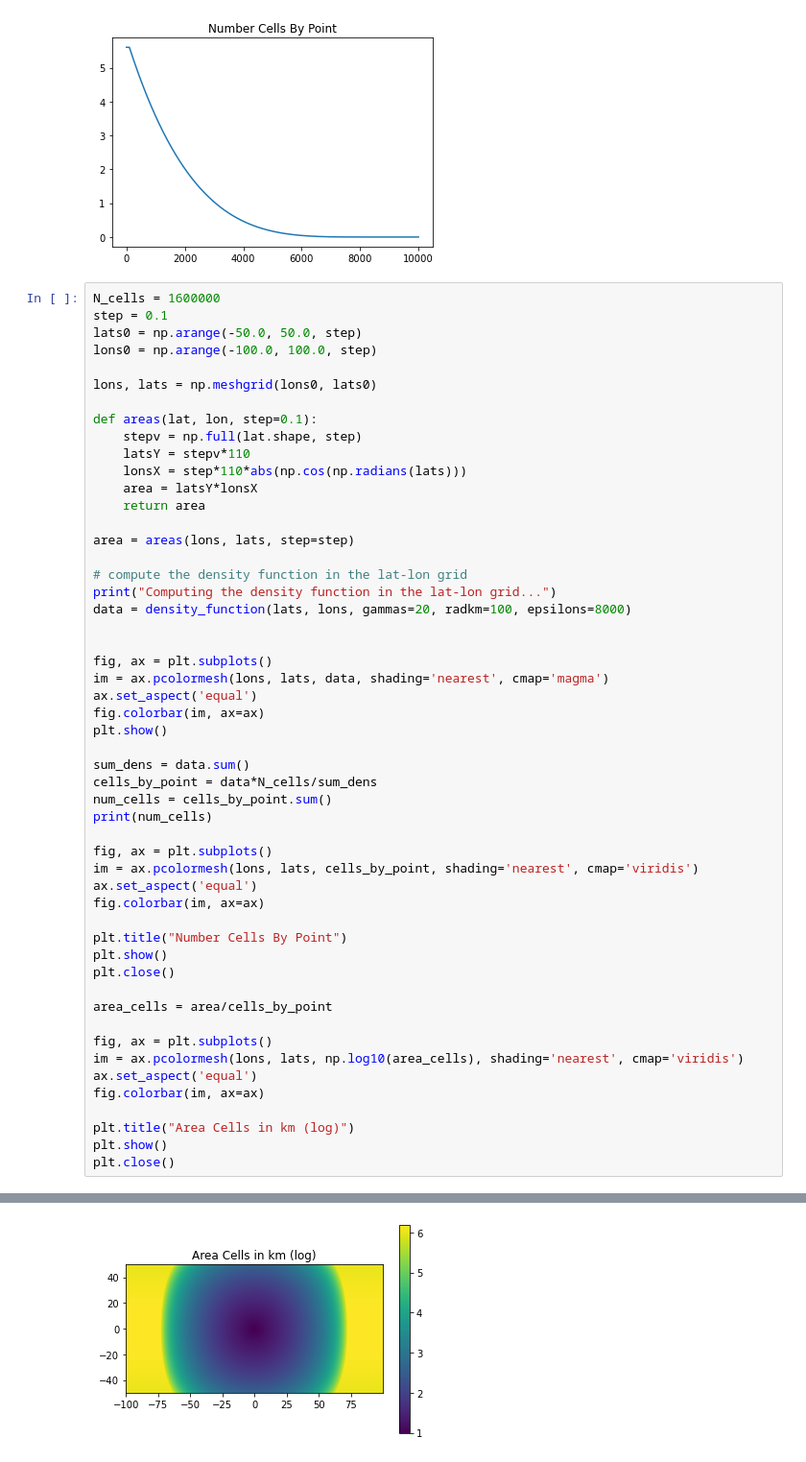
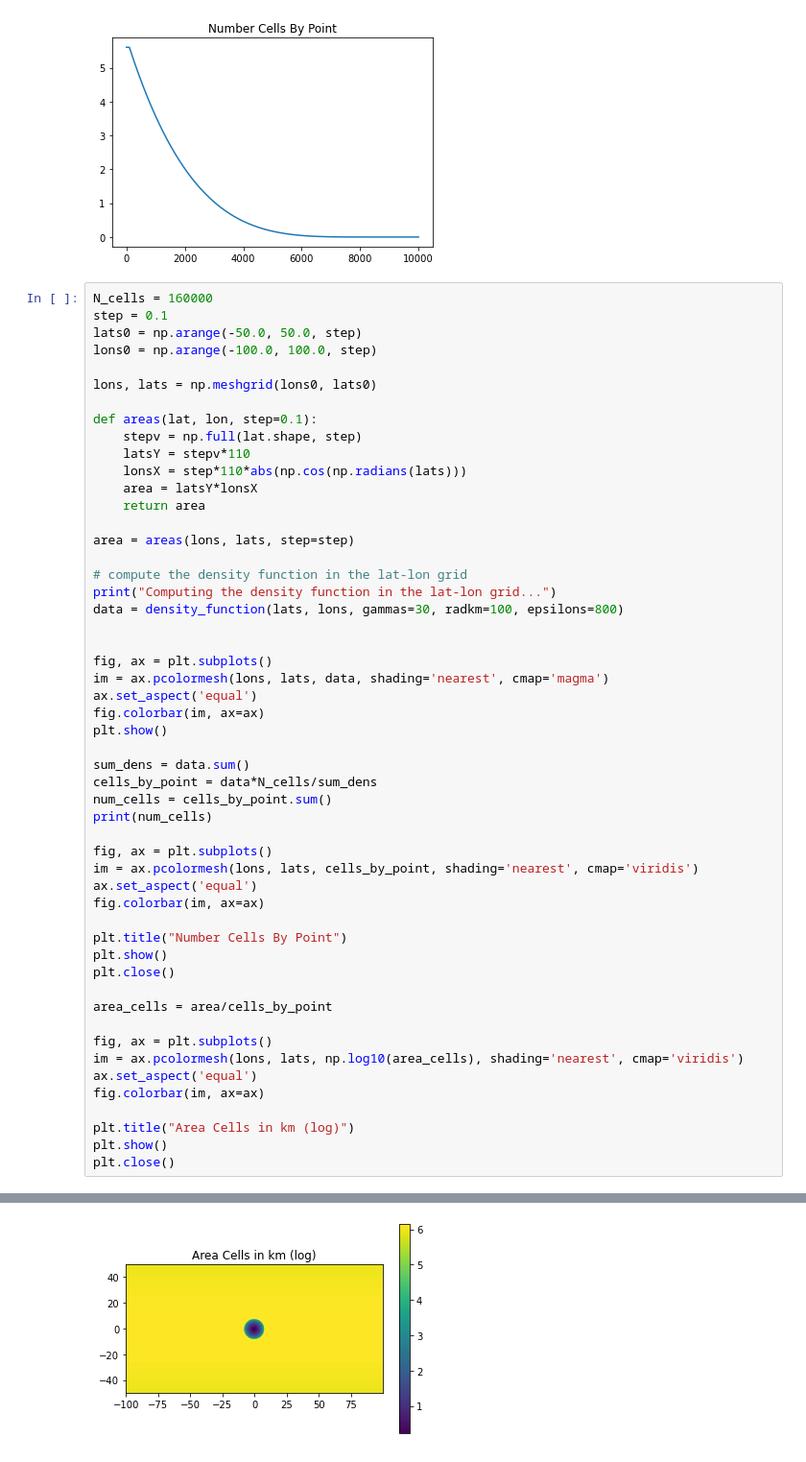
Before and after one commit to marta-gil/iModel, a Jupyter notebook: density-2-res.ipynb, the cells around one changed output, grey strips where cells are left out. Shown at 96% size. Saved outputs shown, nothing was run; the diff lists cells and outputs as text.

Commit message:
test2 with high gamma lower epsilon

```diff
--- a/density-2-res.ipynb
+++ b/density-2-res.ipynb
@@ -117,7 +117,7 @@ plt.close()
 10000.0
 [figure]
 # %%
-N_cells = 1600000
+N_cells = 160000
 step = 0.1
 lats0 = np.arange(-50.0, 50.0, step)
 lons0 = np.arange(-100.0, 100.0, step)
@@ -135,7 +135,7 @@ area = areas(lons, lats, step=step)
 
 # compute the density function in the lat-lon grid
 print("Computing the density function in the lat-lon grid...")
-data = density_function(lats, lons, gammas=20, radkm=100, epsilons=8000)
+data = density_function(lats, lons, gammas=30, radkm=100, epsilons=800)
 
 
 fig, ax = plt.subplots()
@@ -176,4 +176,4 @@ Computing the density function in the lat-lon grid...
-[figure, old version]
+[figure, new version]
 # %%
 print(area_cells.shape)
 rangeareas = area_cells[len(lats0)//2, :]
```
Also changed, not shown: parts of 7 cells of this notebook, 3 other files.
